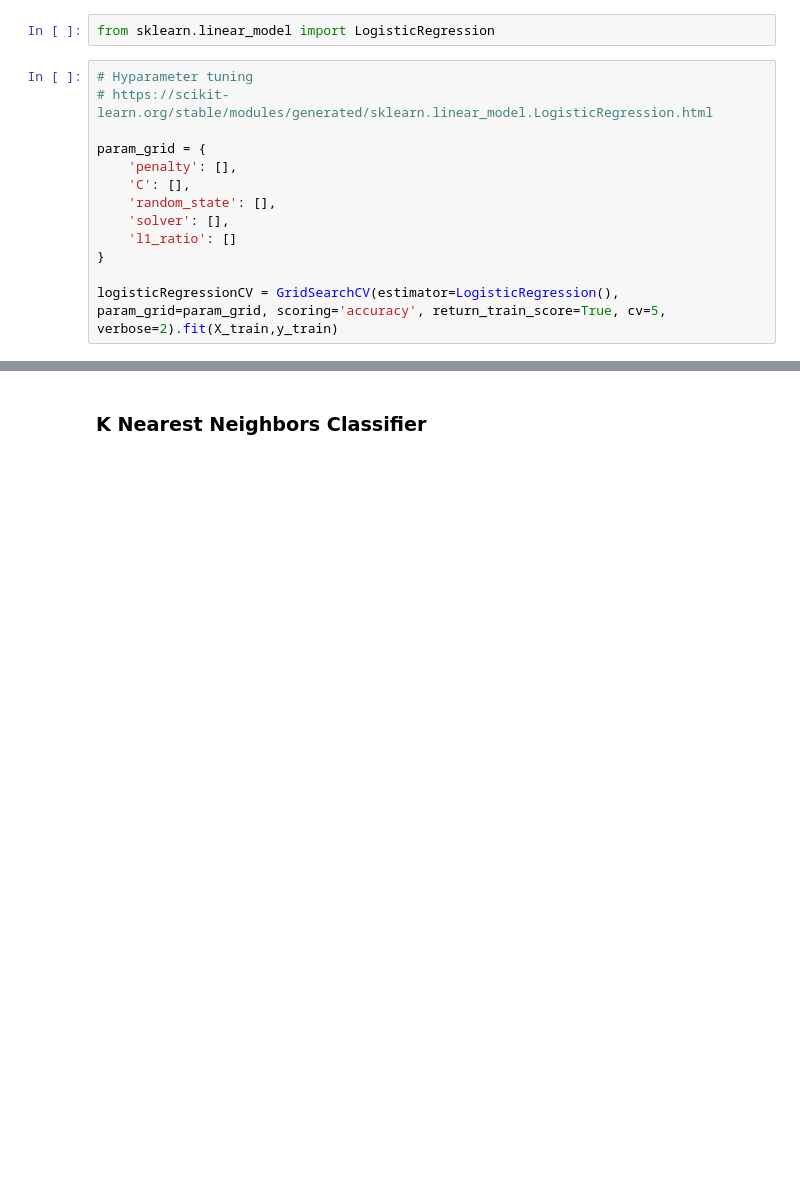
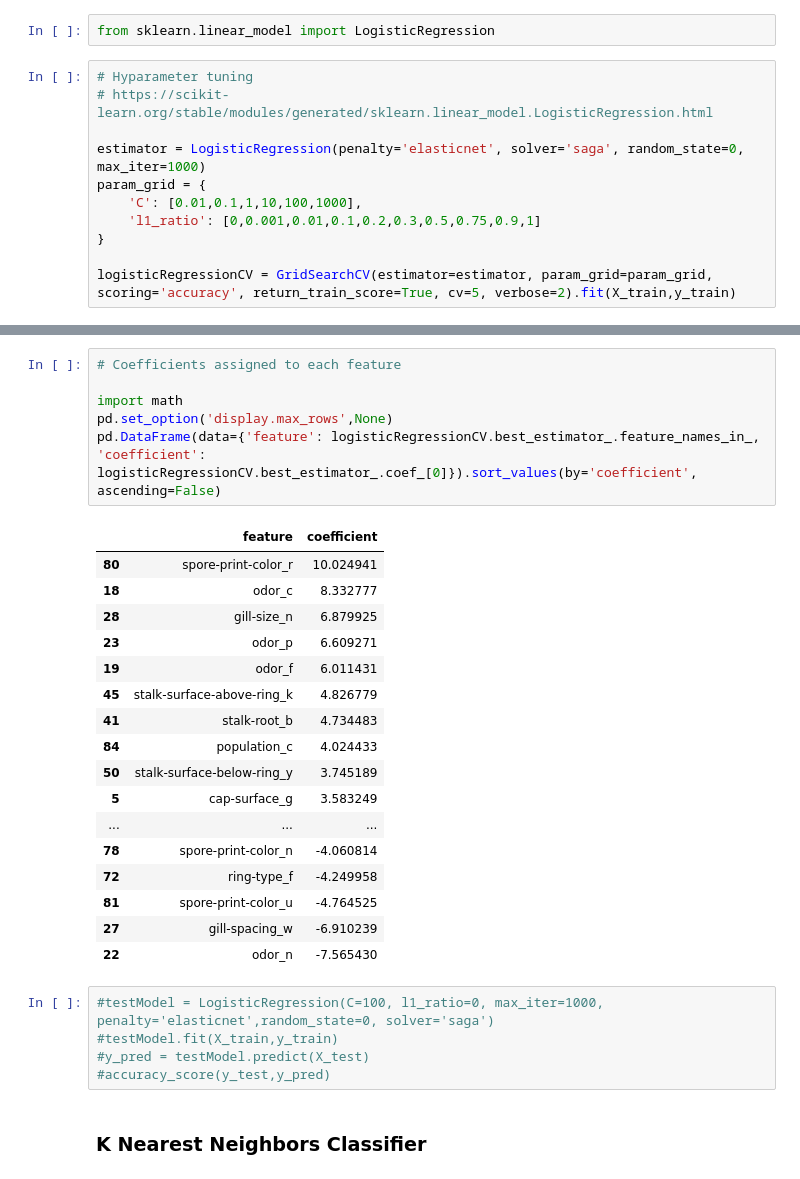
Before and after one commit to AvinashBisram/Machine-Learning, a Jupyter notebook: Classification/Classification Comparison.ipynb, the cells around one changed output, grey strips where cells are left out. Saved outputs shown, nothing was run; the diff lists cells and outputs as text; blank space fills up the shorter version.

Commit message:
Logistic Regression hyperparameter optimization

```diff
--- a/Classification/Classification Comparison.ipynb
+++ b/Classification/Classification Comparison.ipynb
@@ -1601,12 +1601,10 @@ from sklearn.linear_model import LogisticRegression
 # Hyparameter tuning
 # https://scikit-learn.org/stable/modules/generated/sklearn.linear_model.LogisticRegression.html
 
+estimator = LogisticRegression(penalty='elasticnet', solver='saga', random_state=0, max_iter=1000)
 param_grid = {
-    'penalty': [],
-    'C': [],
-    'random_state': [],
-    'solver': [],
-    'l1_ratio': []
+    'C': [0.01,0.1,1,10,100,1000],
+    'l1_ratio': [0,0.001,0.01,0.1,0.2,0.3,0.5,0.75,0.9,1]
 }
 
-logisticRegressionCV = GridSearchCV(estimator=LogisticRegression(), param_grid=param_grid, scoring='accuracy', return_train_score=True, cv=5, verbose=2).fit(X_train,y_train)
+logisticRegressionCV = GridSearchCV(estimator=estimator, param_grid=param_grid, scoring='accuracy', return_train_score=True, cv=5, verbose=2).fit(X_train,y_train)
@@ -1613,3 +1683,32 @@ logisticRegressionCV = GridSearchCV(estimator=LogisticRegression(), param_grid=p
+# %%
+# Coefficients assigned to each feature
+
+import math
+pd.set_option('display.max_rows',None)
+pd.DataFrame(data={'feature': logisticRegressionCV.best_estimator_.feature_names_in_, 'coefficient': logisticRegressionCV.best_estimator_.coef_[0]}).sort_values(by='coefficient', ascending=False)
+# %% [output]
+|  | feature | coefficient |
+| 80 | spore-print-color_r | 10.024941 |
+| 18 | odor_c | 8.332777 |
+| 28 | gill-size_n | 6.879925 |
+| 23 | odor_p | 6.609271 |
+| 19 | odor_f | 6.011431 |
+| 45 | stalk-surface-above-ring_k | 4.826779 |
+| 41 | stalk-root_b | 4.734483 |
+| 84 | population_c | 4.024433 |
+| 50 | stalk-surface-below-ring_y | 3.745189 |
+| 5 | cap-surface_g | 3.583249 |
+| ... | ... | ... |
+| 78 | spore-print-color_n | -4.060814 |
+| 72 | ring-type_f | -4.249958 |
+| 81 | spore-print-color_u | -4.764525 |
+| 27 | gill-spacing_w | -6.910239 |
+| 22 | odor_n | -7.565430 |
+# %%
+#testModel = LogisticRegression(C=100, l1_ratio=0, max_iter=1000, penalty='elasticnet',random_state=0, solver='saga')
+#testModel.fit(X_train,y_train)
+#y_pred = testModel.predict(X_test)
+#accuracy_score(y_test,y_pred)
 # %% [markdown]
 ### K Nearest Neighbors Classifier
 # %%
```
Also changed, not shown: parts of 4 cells of this notebook.
